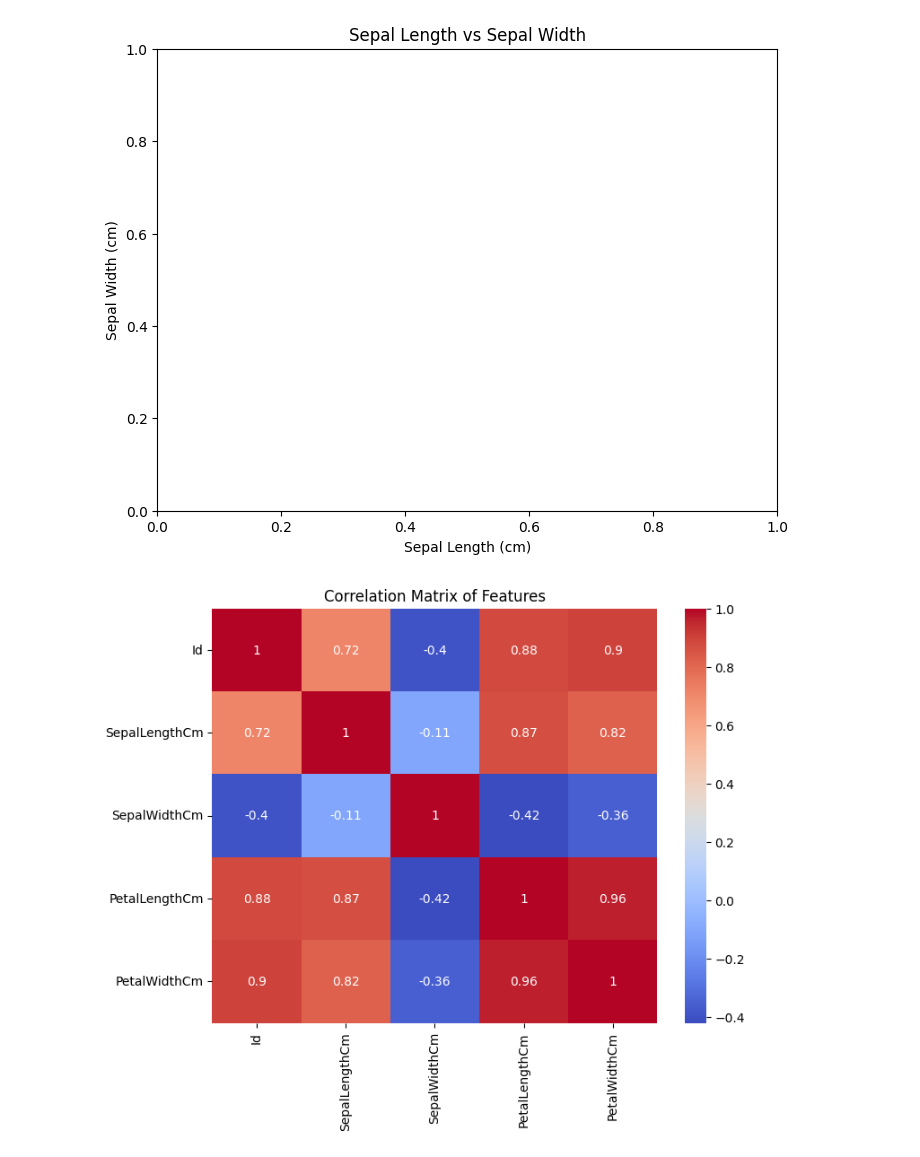
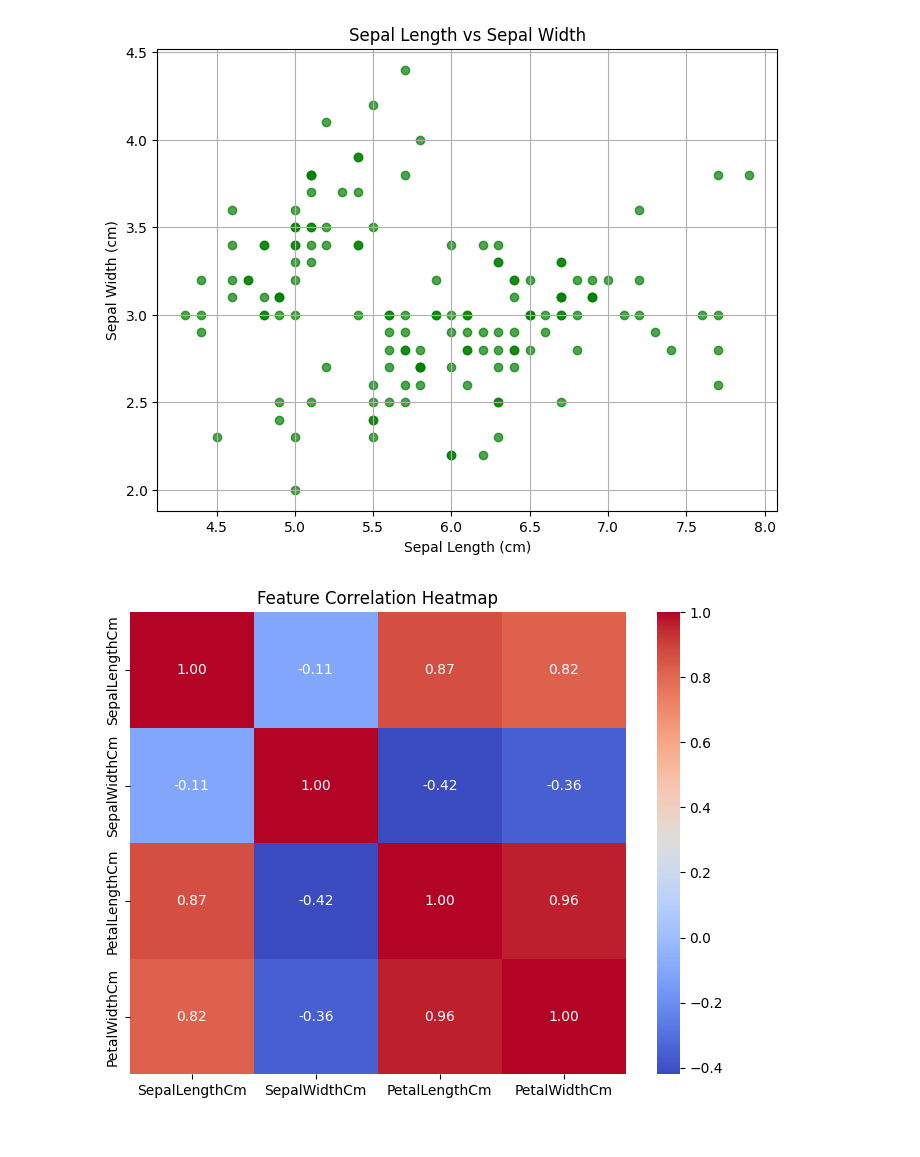
Before and after one commit to ibraheem32/clustering-Fitting, a Jupyter notebook: main.ipynb, the cells around one changed output. Drawn from its saved outputs; the diff is of its cells as text; code cells hidden in the pictures.

```diff
--- a/main.ipynb
+++ b/main.ipynb
@@ -49,0 +12,11 @@ Name: count, dtype: int64
+# %%
+# Loading dataset
+data_path = 'Iris.csv'
+df = pd.read_csv(data_path)
+
+# Drop unnecessary columns
+df.drop(columns=['Id'], inplace=True)
+
+# Exploratory Data Analysis (EDA)
+print(df.describe())
+print(df.info())
@@ -60,25 +52,21 @@ plt.show()
 # %%
-
-
-# Scatter plot of Sepal length vs. Sepal width
+# Plot 2: Scatter plot of SepalLengthCm vs SepalWidthCm
 plt.figure(figsize=(8, 6))
-# sns.regplot(x='SepalLengthCm', y='SepalWidthCm', data=data, scatter_kws={'color':'blue'}, line_kws={'color':'red'})
-# sns.scatterplot(x='SepalLengthCm', y='SepalWidthCm', data=data, hue='Species')
+plt.scatter(df['SepalLengthCm'], df['SepalWidthCm'], alpha=0.7, color='green')
 plt.title('Sepal Length vs Sepal Width')
 plt.xlabel('Sepal Length (cm)')
 plt.ylabel('Sepal Width (cm)')
+plt.grid(True)
 plt.show()
 # %% [output]
-[figure, old version]
+[figure, new version]
 # %%
-# Correlation matrix
-corr = data.drop(columns='Species').corr()
-
-# Plot heatmap
+# Plot 3: Heatmap of feature correlations
 plt.figure(figsize=(8, 6))
-sns.heatmap(corr, annot=True, cmap='coolwarm')
-plt.title('Correlation Matrix of Features')
+corr = df.drop(columns=['Species']).corr()
+sns.heatmap(corr, annot=True, cmap='coolwarm', fmt='.2f')
+plt.title('Feature Correlation Heatmap')
 plt.show()
 # %% [output]
-[figure, old version]
+[figure, new version]
 # %%
```
Also changed, not shown: parts of 13 cells of this notebook.
